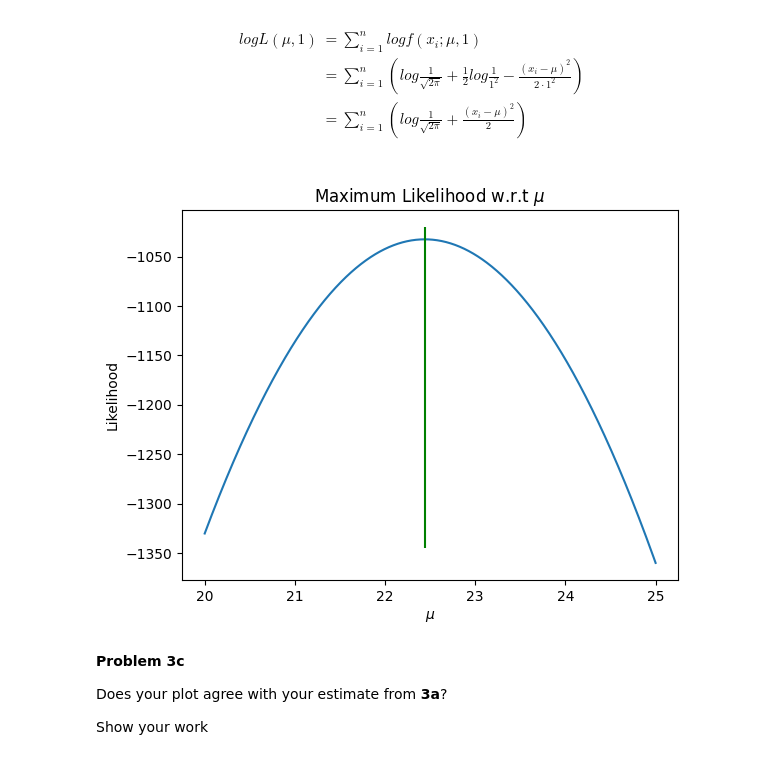
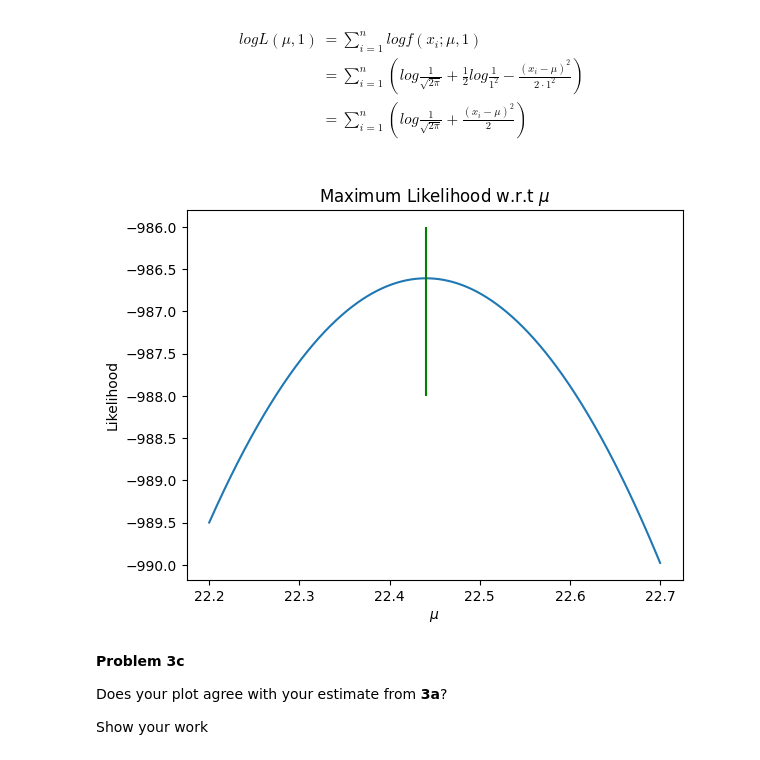
Before and after one commit to theheokboi/DATA_SCI-421, a Jupyter notebook: ProblemSet4.ipynb, the cells around one changed output. Saved outputs shown, nothing was run; the diff lists cells and outputs as text; code cells hidden in the pictures.

```diff
--- a/ProblemSet4.ipynb
+++ b/ProblemSet4.ipynb
@@ -219,25 +220,27 @@ logL(\mu, 1)    &= \sum_{i=1}^{n} log f(x_{i}; \mu, 1) \\
 \end{align}
 # %%
 def gaussian_log_likelihood(mean, std, samples):
-    f = lambda x: np.log(1/np.sqrt(2*np.pi)) + 0.5*np.log(1/np.square(std)) - np.square(x-mean)/(2*np.square(std))
-    # f = lambda x: np.log(1/np.sqrt(2*np.pi)) + np.square(x-mean)/2
+    f = lambda x: (np.log(1/np.sqrt(2*np.pi)) + 0.5*np.log(1/np.square(std)) - np.square(x-mean))/(2*np.square(std))
     return np.sum(f(samples))
 
-x_min, x_max = 20, 25
-x = np.linspace(x_min, x_max, 1000)
+x_lim_left      = 22.2
+x_lim_right     = 22.7
+y_lim_top       = -986
+y_lim_bottom    = -988
+
+x = np.linspace(x_lim_left, x_lim_right, 10000)
 y = [gaussian_log_likelihood(mean, std=1, samples=obs) for mean in x]
 
 fig, ax = plt.subplots()
-ax.set_title('Maximum Likelihood w.r.t $\mu$ ')
+ax.set_title('Maximum Likelihood w.r.t $\mu$')
 ax.set_xlabel('$\mu$')
 ax.set_ylabel('Likelihood')
 
-
 plt.plot(x, y)
-plt.vlines(x=mu, ymin=-1345, ymax=-1020, colors='green')
+plt.vlines(x=mu, ymin=y_lim_bottom, ymax=y_lim_top, colors='green')
 plt.show()
 # %% [output]
-[figure, old version]
+[figure, new version]
 # %% [markdown]
 **Problem 3c**
 
```
Also changed, not shown: parts of 7 cells of this notebook.
